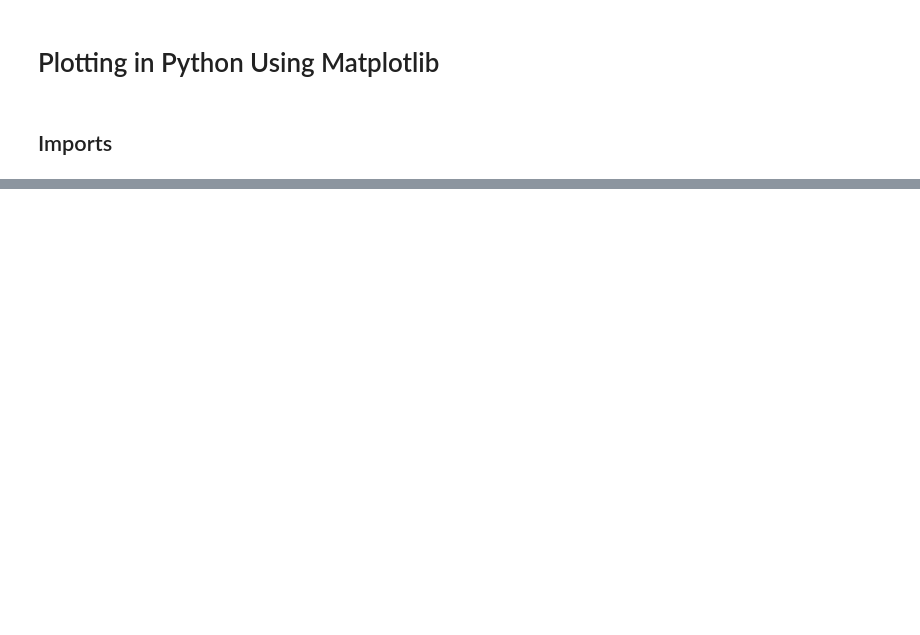
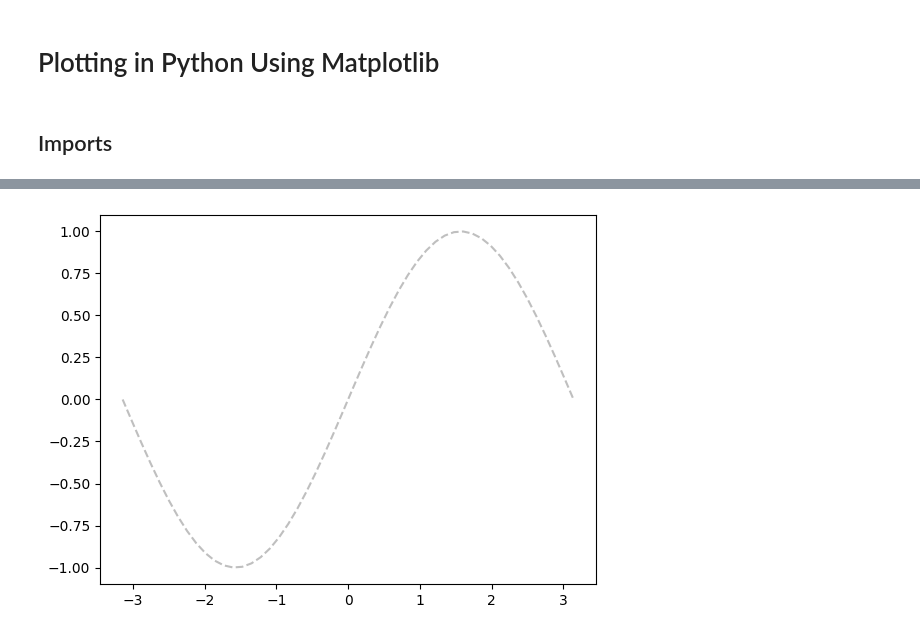
Before and after one commit to raopremrao/Learning-QuTip, a Jupyter notebook: Example Notebooks/01_Python Introduction/003_Matplotlib_Plotting.ipynb, the cells around one changed output, grey strips where cells are left out. Cells and saved outputs as stored; diff of their text form; code cells hidden in the pictures; blank space fills up the shorter version.

```diff
--- a/Example Notebooks/01_Python Introduction/003_Matplotlib_Plotting.ipynb
+++ b/Example Notebooks/01_Python Introduction/003_Matplotlib_Plotting.ipynb
@@ -35,0 +82,9 @@ To toggle on/off the raw code, click
+# %%
+x = np.linspace(-np.pi, np.pi)
+y = np.sin(x)
+
+# Here a string from 0->1 specifies a gray value
+plt.plot(x, y, "--", color="0.75")
+plt.show()
+# %% [output]
+[figure, added]
```
Also changed, not shown: parts of 15 cells of this notebook.
